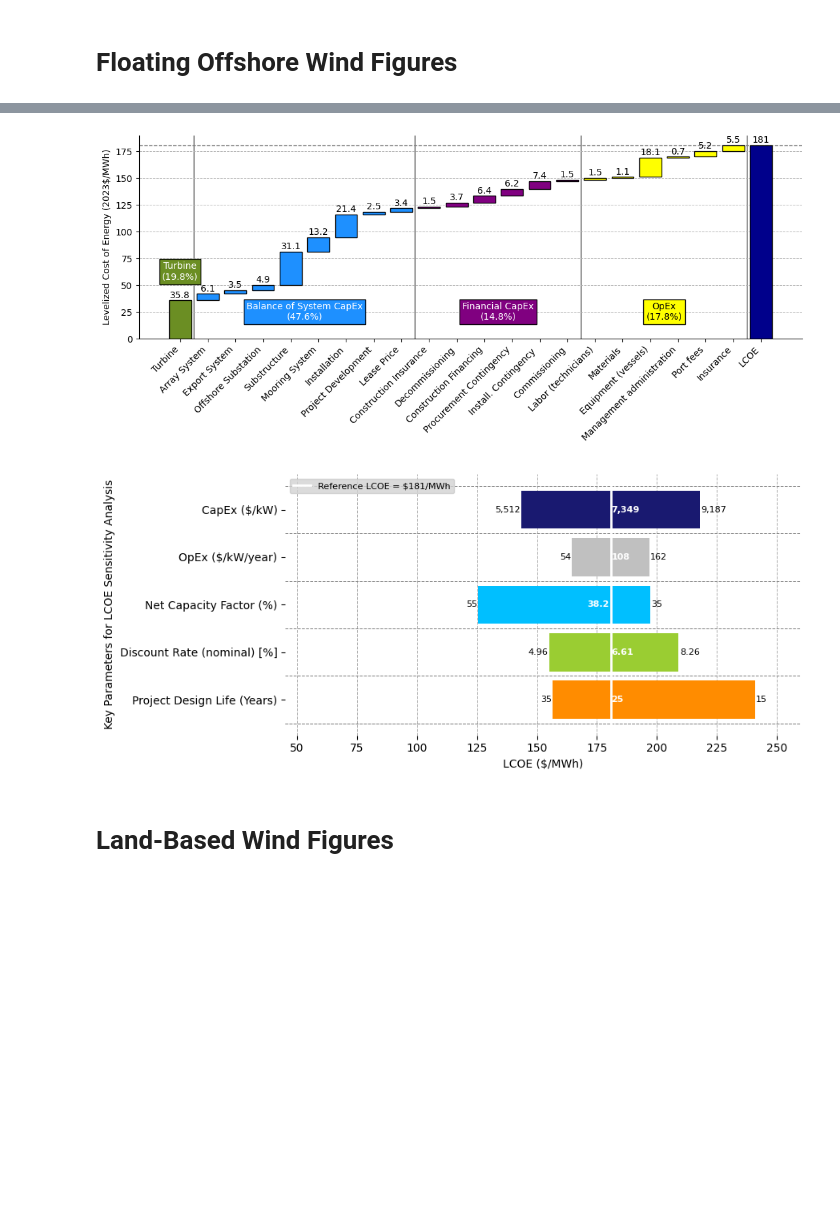
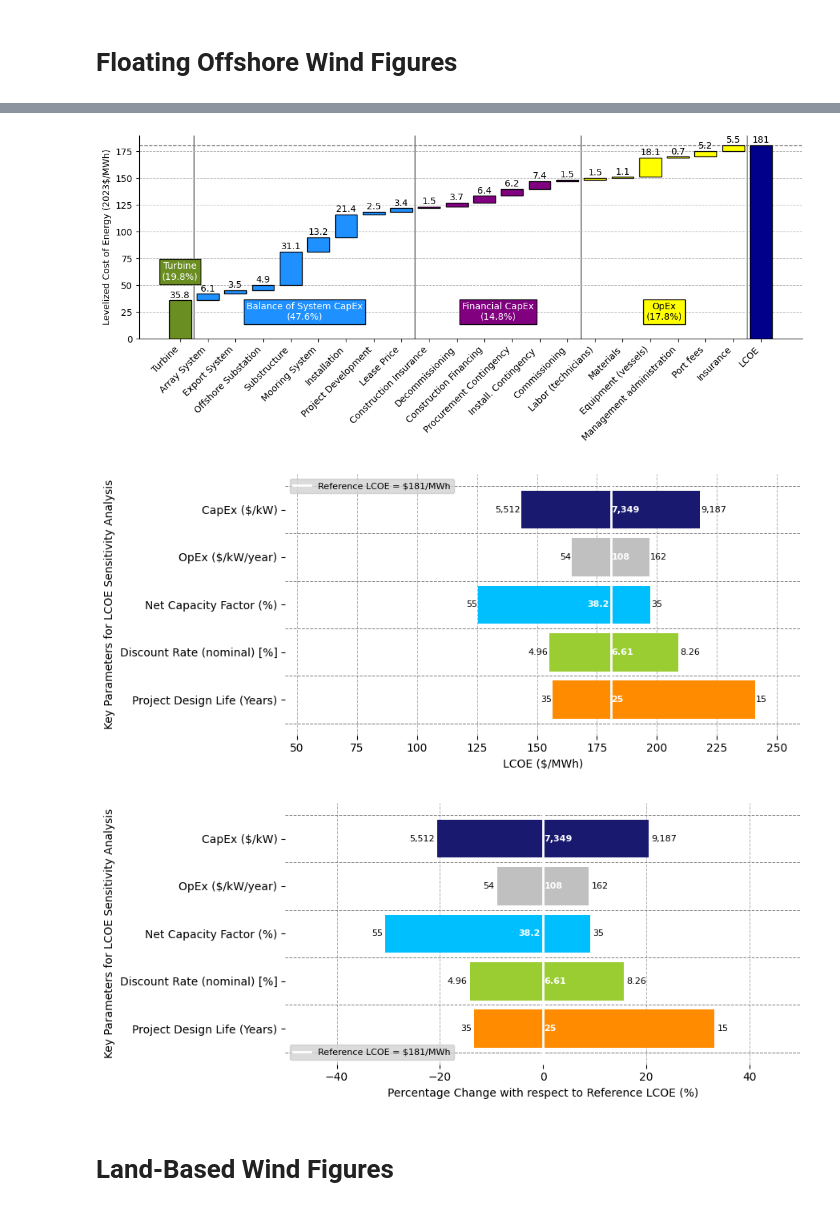
Before and after one commit to dmulash/Annual_Reporting_Workflow, a Jupyter notebook: COWER.ipynb, the cells around one changed output, grey strips where cells are left out. Cells and saved outputs as stored; diff of their text form; code cells hidden in the pictures; blank space fills up the shorter version.

```diff
--- a/COWER.ipynb
+++ b/COWER.ipynb
@@ -44,19 +46,21 @@ COWER.plot_LCOE_sensitivity("FBOW", df, 9, 4, 45, 260)
 # %%
 #df = pd.read_csv("Data/FLOW_CapEx.csv")
 #COWER.plot_capex_donut("FLOW", df, 70, 10, 8)
 
 df = pd.read_csv("Data/FLOW_CapEx.csv")
 COWER.plot_capex_donut("FLOW", df, 121, 10, 8)
 
 df = pd.read_csv("Data/FLOW_LCOE.csv")
 COWER.plot_LCOE_waterfall("FLOW", df, 11, 5)
 
 df = pd.read_csv("Data/FLOW_Sensitivity.csv")
 COWER.plot_LCOE_sensitivity("FLOW", df, 9, 4, 45, 260)
+COWER.plot_LCOE_sensitivity_percentage("FLOW", df, 9, 4, -50, 50)
 # %% [output]
 [figure]
 [figure]
 [figure]
+[figure, added]
 # %% [markdown]
 # Land-Based Wind Figures
 # %%
```
Also changed, not shown: parts of 5 cells of this notebook, 1 other file.
